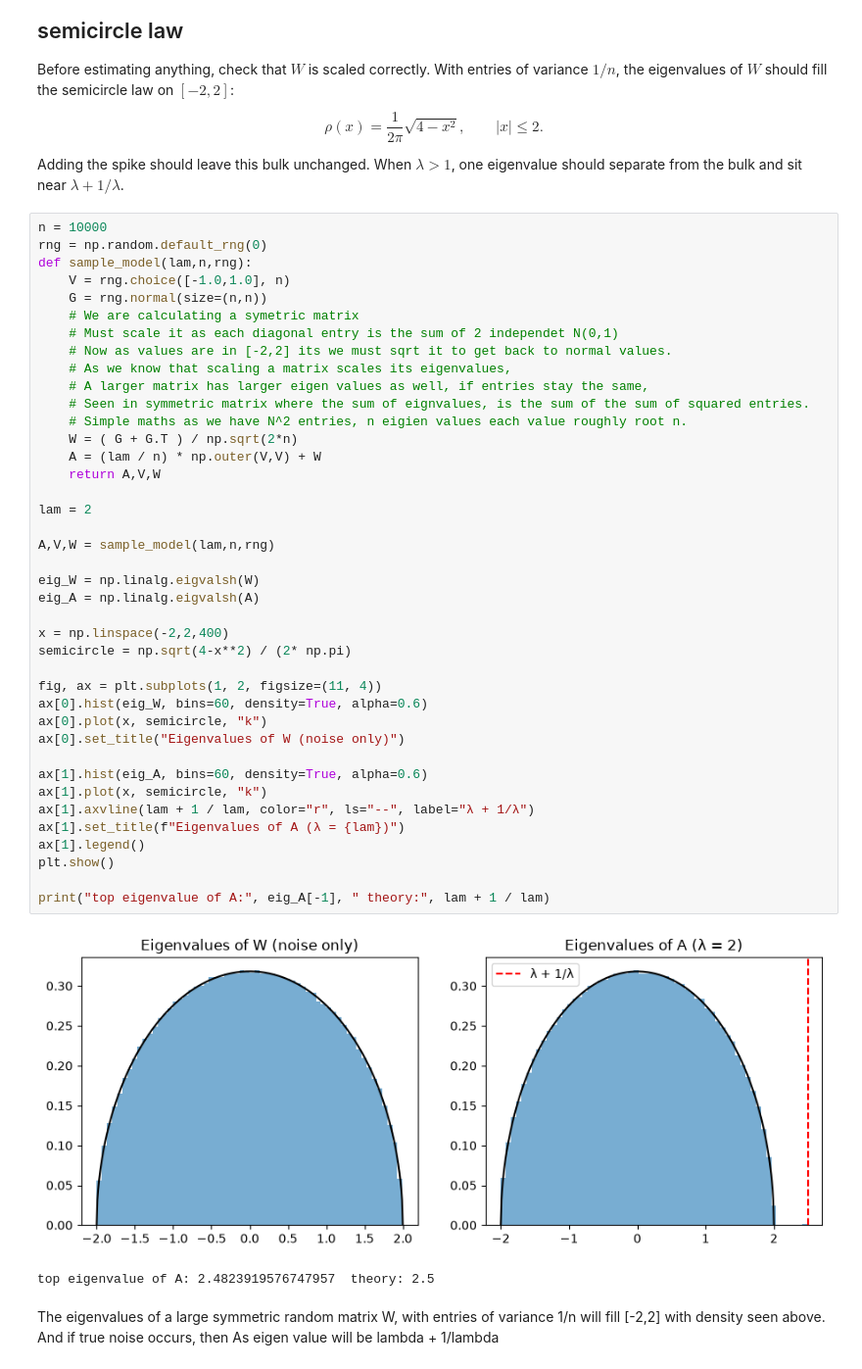
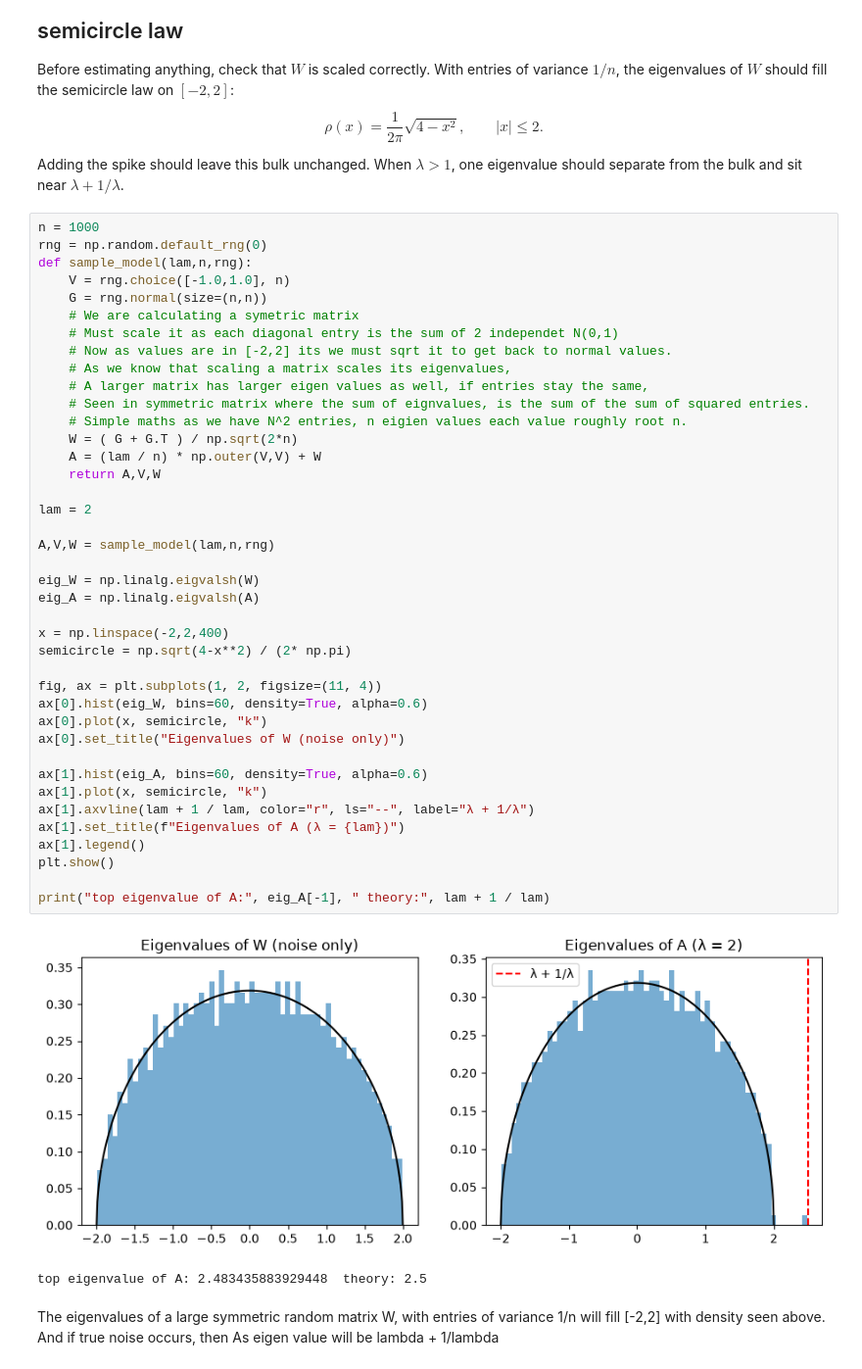
Before and after one commit to VsinkoV/AMP-testing, a Jupyter notebook: amp_testing.ipynb, the cells around one changed output. Shown at 98% size. Cells and saved outputs as stored; diff of their text form.

```diff
--- a/amp_testing.ipynb
+++ b/amp_testing.ipynb
@@ -42,7 +43,7 @@ $$
 Adding the spike should leave this bulk unchanged. When $\lambda > 1$, one eigenvalue should
 separate from the bulk and sit near $\lambda + 1/\lambda$.
 # %%
-n = 10000
+n = 1000
 rng = np.random.default_rng(0)
 def sample_model(lam,n,rng):
     V = rng.choice([-1.0,1.0], n)
@@ -55,35 +56,35 @@ def sample_model(lam,n,rng):
     # Seen in symmetric matrix where the sum of eignvalues, is the sum of the sum of squared entries.
     # Simple maths as we have N^2 entries, n eigien values each value roughly root n.
     W = ( G + G.T ) / np.sqrt(2*n)
     A = (lam / n) * np.outer(V,V) + W
     return A,V,W
 
 lam = 2
 
 A,V,W = sample_model(lam,n,rng)
 
 eig_W = np.linalg.eigvalsh(W)
 eig_A = np.linalg.eigvalsh(A)
 
 x = np.linspace(-2,2,400)
 semicircle = np.sqrt(4-x**2) / (2* np.pi)
 
 fig, ax = plt.subplots(1, 2, figsize=(11, 4))
 ax[0].hist(eig_W, bins=60, density=True, alpha=0.6)
 ax[0].plot(x, semicircle, "k")
 ax[0].set_title("Eigenvalues of W (noise only)")
 
 ax[1].hist(eig_A, bins=60, density=True, alpha=0.6)
 ax[1].plot(x, semicircle, "k")
 ax[1].axvline(lam + 1 / lam, color="r", ls="--", label="λ + 1/λ")
 ax[1].set_title(f"Eigenvalues of A (λ = {lam})")
 ax[1].legend()
 plt.show()
 
 print("top eigenvalue of A:", eig_A[-1], " theory:", lam + 1 / lam)
 # %% [output]
-[figure, old version]
+[figure, new version]
-top eigenvalue of A: 2.4823919576747957  theory: 2.5
+top eigenvalue of A: 2.483435883929448  theory: 2.5
 # %% [markdown]
 The eigenvalues of a large symmetric random matrix W, with entries of variance 1/n will fill [-2,2] with density seen above. And if true noise occurs, then As eigen value will be lambda + 1/lambda
 # %% [markdown]
```
Also changed, not shown: parts of 13 cells of this notebook.
